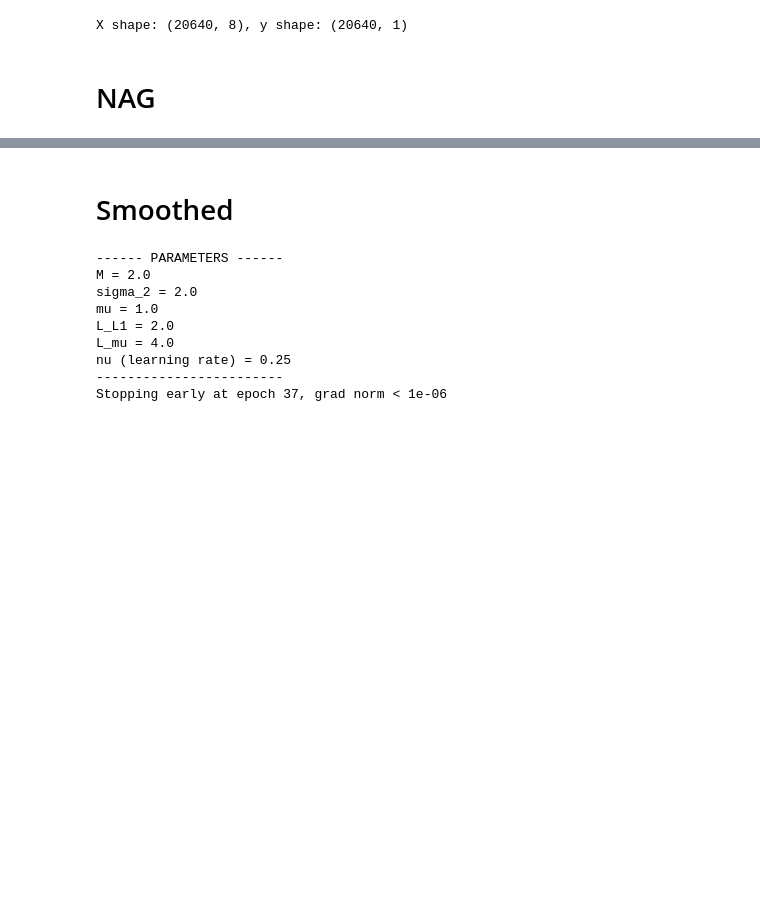
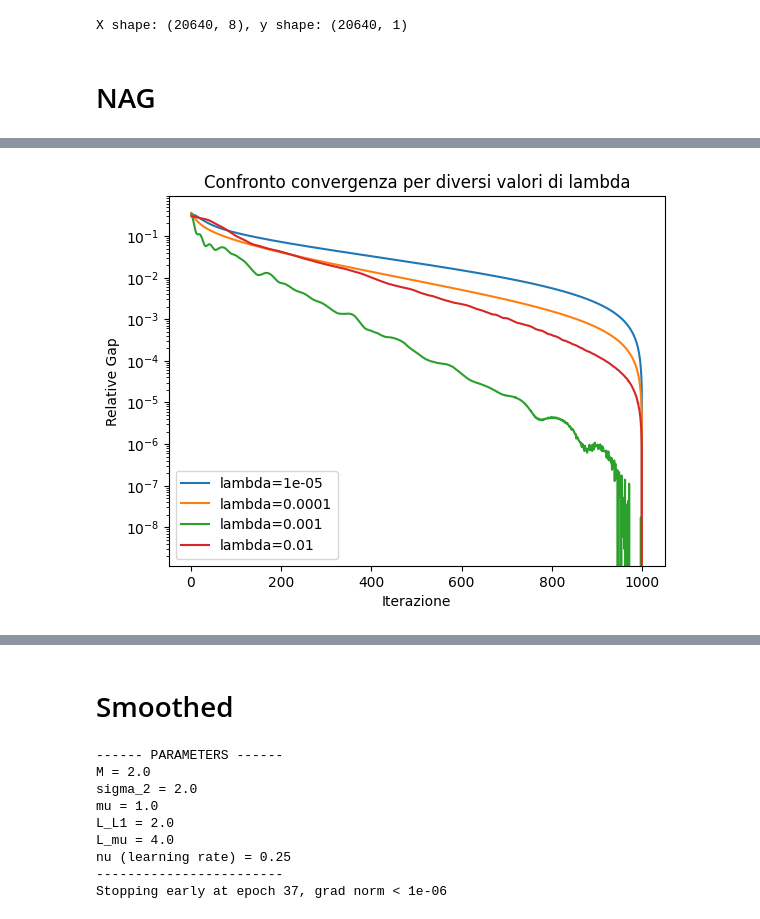
Before and after one commit to MarcoPoiani00/Optimization4DS, a Jupyter notebook: ODS_Comparison.ipynb, the cells around one changed output, grey strips where cells are left out. Drawn from its saved outputs; the diff is of its cells as text; code cells hidden in the pictures; blank space fills up the shorter version.

```diff
--- a/ODS_Comparison.ipynb
+++ b/ODS_Comparison.ipynb
@@ -398,0 +767,11 @@ def NAG(f, theta, epsilon, eta, tol, max_iters, grad_norm_threshold=None, loss_t
+# %%
+# Definisci lo spazio di ricerca
+l1_values = [1e-5, 1e-4, 1e-3, 1e-2]
+epsilon_values = [1e-4, 1e-3, 1e-2]
+eta_values = [0.0, 0.1, 0.5, 0.8, 0.9, 0.99]
+
+# Esegui la ricerca
+best_params, search_results = grid_search_elm(X_syn, y_syn, l1_values, epsilon_values, eta_values)
+
+print(f"BEST PARAMS:")
+print(f"l1_lambda={best_params[0]}, epsilon={best_params[1]}, eta={best_params[2]}")
@@ -398,0 +790,29 @@ def NAG(f, theta, epsilon, eta, tol, max_iters, grad_norm_threshold=None, loss_t
+# %%
+import matplotlib.pyplot as plt
+
+plt.figure()
+
+for l1_lambda in l1_values:
+    # Filtra i risultati relativi a questo l1_lambda
+    lambda_results = [res for res in search_results if res['l1_lambda'] == l1_lambda]
+
+    # Seleziona la run "migliore" in base allo score (o 'final_loss')
+    best_run = min(lambda_results, key=lambda x: x['score'])
+
+    # Estraggo l'history: vettore delle loss per iterazione
+    losses = best_run['history']
+    final_loss = losses[-1]  # all'ultima iterazione
+
+    # Gap relativo rispetto alla loss finale (o potresti usare la minima loss trovata)
+    relative_gap = [(loss - final_loss) / final_loss for loss in losses]
+
+    # semilogy = asse y in scala log, asse x lineare
+    plt.semilogy(range(1, len(relative_gap) + 1), relative_gap, label=f"lambda={l1_lambda}")
+
+plt.xlabel("Iterazione")
+plt.ylabel("Relative Gap")
+plt.title("Confronto convergenza per diversi valori di lambda")
+plt.legend()
+plt.show()
+# %% [output]
+[figure, added]
```
Also changed, not shown: parts of 22 cells of this notebook.
